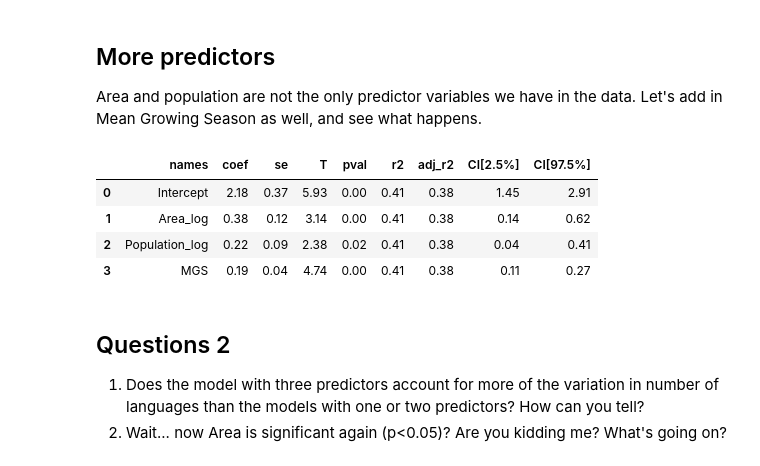
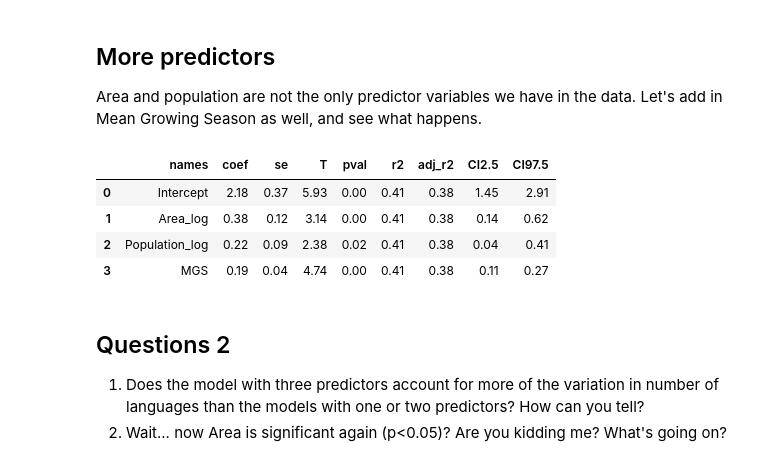
Before and after one commit to annalewis01/E26-experimental-psycholinguistics, a Jupyter notebook: statistics exercises/Regression_and_Language_Diversity.ipynb, the cells around one changed output. Saved outputs shown, nothing was run; the diff lists cells and outputs as text; code cells hidden in the pictures.

```diff
--- a/statistics exercises/Regression_and_Language_Diversity.ipynb
+++ b/statistics exercises/Regression_and_Language_Diversity.ipynb
@@ -178,9 +178,9 @@ pg.linear_regression(df[['Area_log', 'Population_log']], df['Languages_log']).ro
 
 Area and population are not the only predictor variables we have in the data. Let's add in Mean Growing Season as well, and see what happens.
 # %%
-pg.linear_regression(df[['Area_log', 'Population_log', 'MGS']], df['Languages_log']).round(4)
+pg.linear_regression(df[['Area_log', 'Population_log', 'MGS']], df['Languages_log']).round(2)
 # %% [output]
-|  | names | coef | se | T | pval | r2 | adj_r2 | CI[2.5%] | CI[97.5%] |
+|  | names | coef | se | T | pval | r2 | adj_r2 | CI2.5 | CI97.5 |
 | 0 | Intercept | 2.18 | 0.37 | 5.93 | 0.00 | 0.41 | 0.38 | 1.45 | 2.91 |
 | 1 | Area_log | 0.38 | 0.12 | 3.14 | 0.00 | 0.41 | 0.38 | 0.14 | 0.62 |
 | 2 | Population_log | 0.22 | 0.09 | 2.38 | 0.02 | 0.41 | 0.38 | 0.04 | 0.41 |
```
Also changed, not shown: parts of 3 cells of this notebook, 3 other files.
